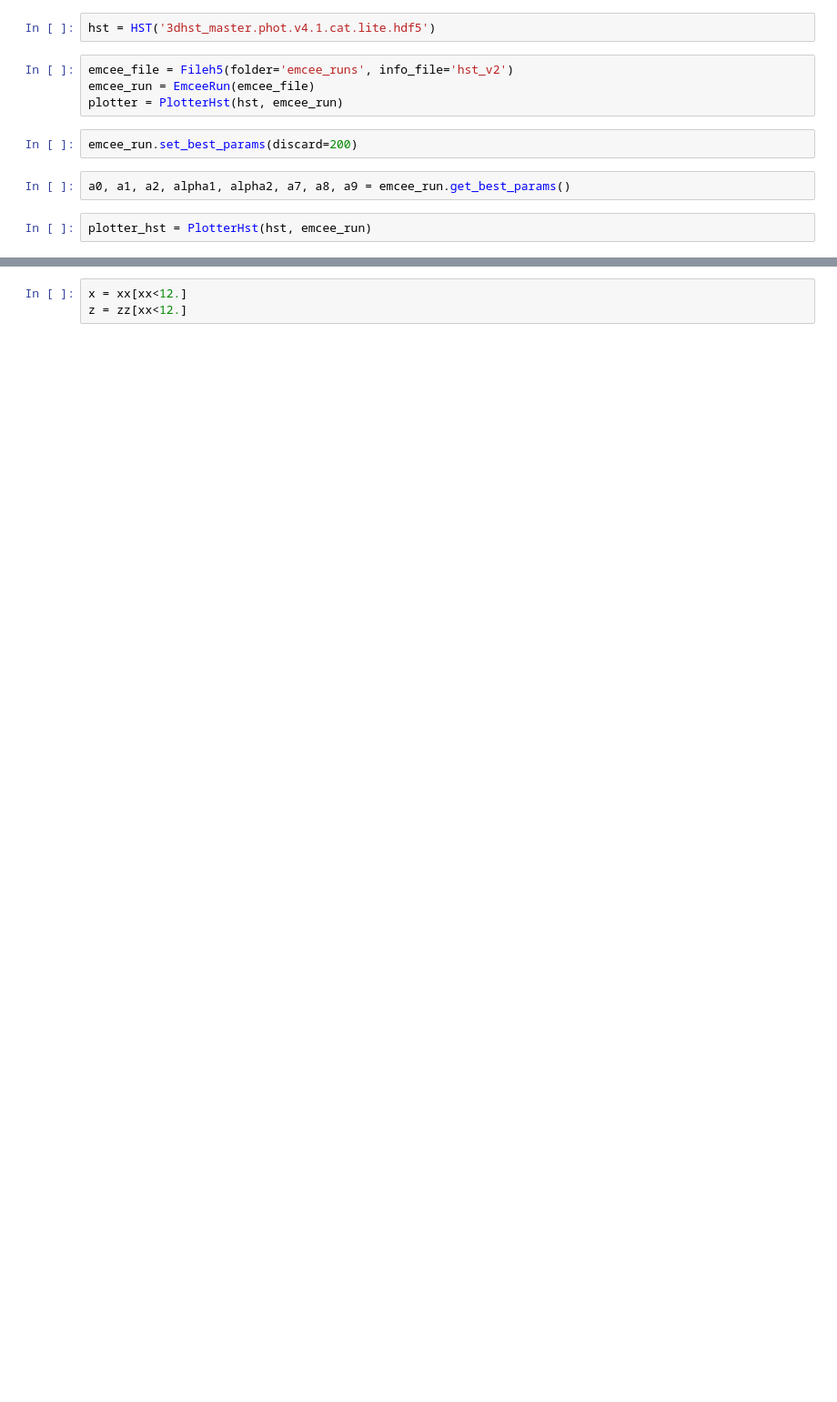
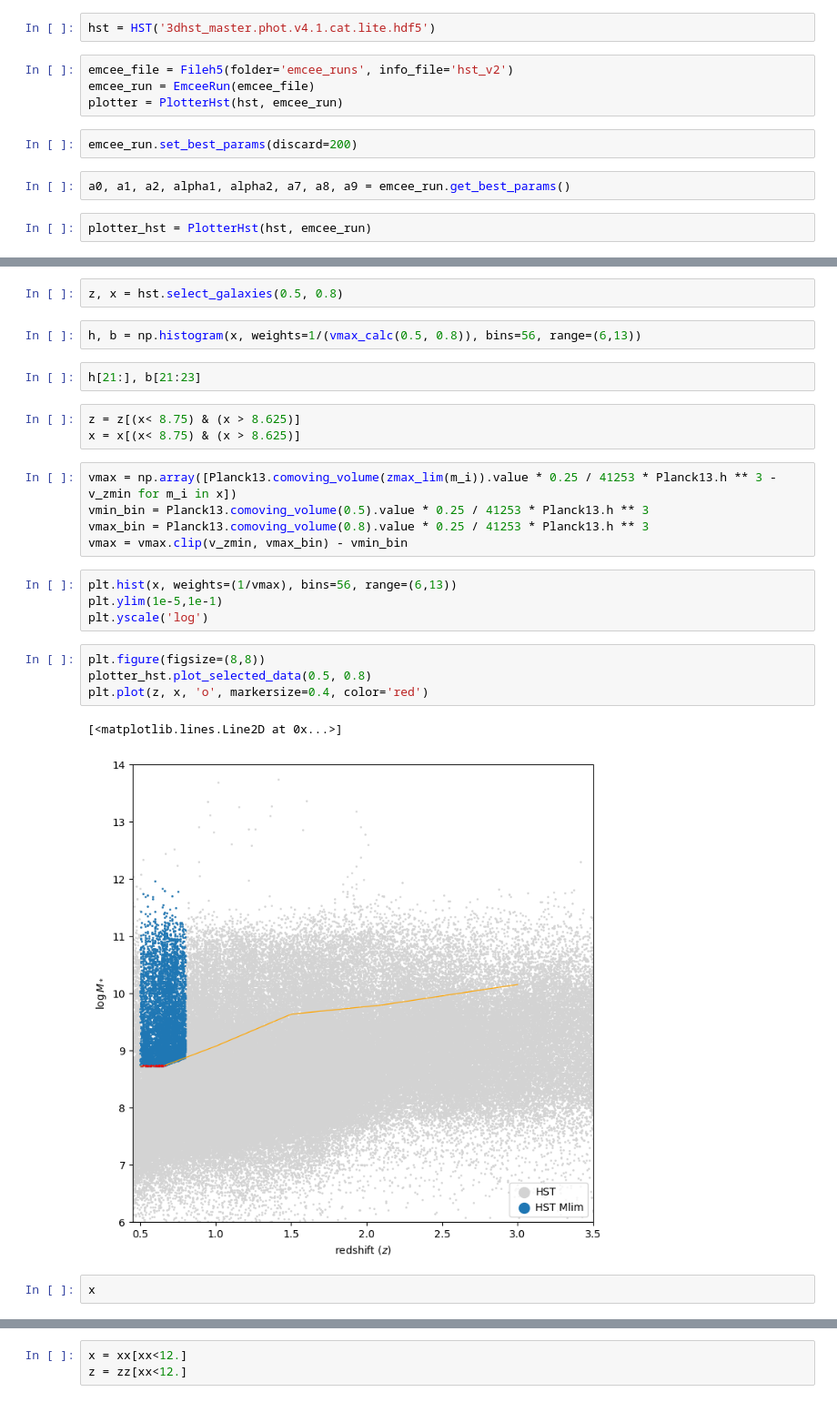
Before and after one commit to fedehope/zSMF, a Jupyter notebook: nb/hst_emcee_run.ipynb, the cells around one changed output, grey strips where cells are left out. Shown at 91% size. Cells and saved outputs as stored; diff of their text form; blank space fills up the shorter version.

```diff
--- a/nb/hst_emcee_run.ipynb
+++ b/nb/hst_emcee_run.ipynb
@@ -203,0 +251,27 @@ plt.tight_layout()
+# %%
+z, x = hst.select_galaxies(0.5, 0.8)
+# %%
+h, b = np.histogram(x, weights=1/(vmax_calc(0.5, 0.8)), bins=56, range=(6,13))
+# %%
+h[21:], b[21:23]
+# %%
+z = z[(x< 8.75) & (x > 8.625)]
+x = x[(x< 8.75) & (x > 8.625)]
+# %%
+vmax = np.array([Planck13.comoving_volume(zmax_lim(m_i)).value * 0.25 / 41253 * Planck13.h ** 3 - v_zmin for m_i in x])
+vmin_bin = Planck13.comoving_volume(0.5).value * 0.25 / 41253 * Planck13.h ** 3
+vmax_bin = Planck13.comoving_volume(0.8).value * 0.25 / 41253 * Planck13.h ** 3
+vmax = vmax.clip(v_zmin, vmax_bin) - vmin_bin
+# %%
+plt.hist(x, weights=(1/vmax), bins=56, range=(6,13))
+plt.ylim(1e-5,1e-1)
+plt.yscale('log')
+# %%
+plt.figure(figsize=(8,8))
+plotter_hst.plot_selected_data(0.5, 0.8)
+plt.plot(z, x, 'o', markersize=0.4, color='red')
+# %% [output]
+[<matplotlib.lines.Line2D at 0x...>]
+[figure, added]
+# %%
+x
```
Also changed, not shown: parts of 23 cells of this notebook, 2 other files.
